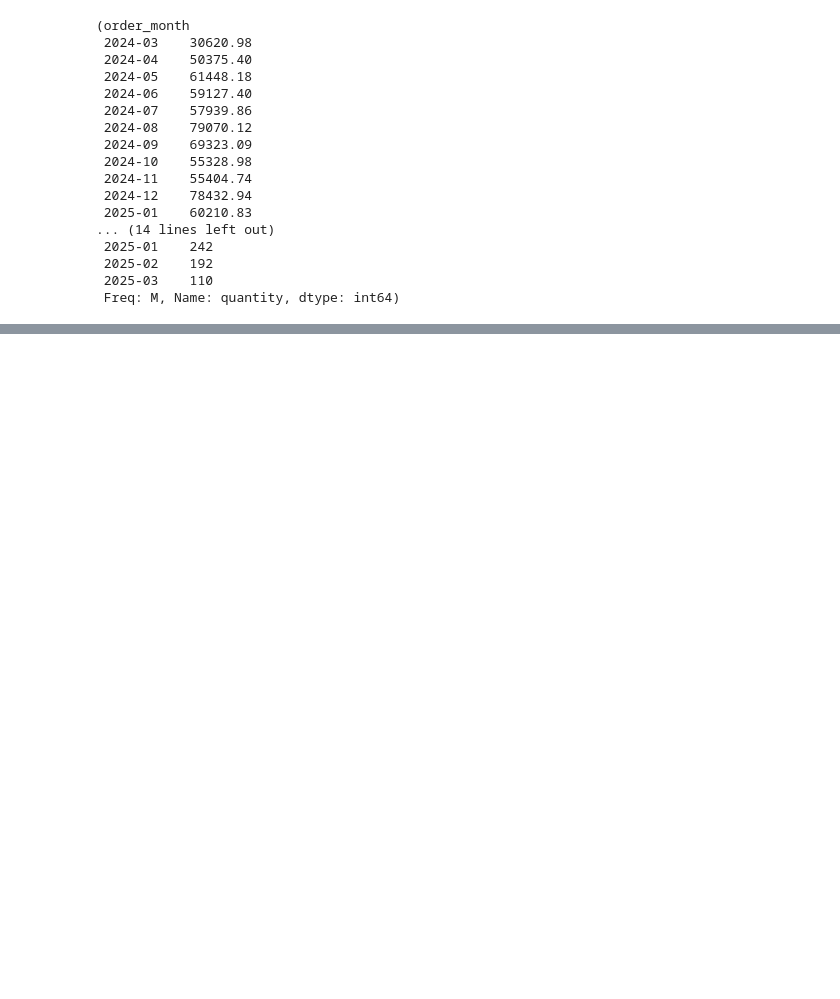
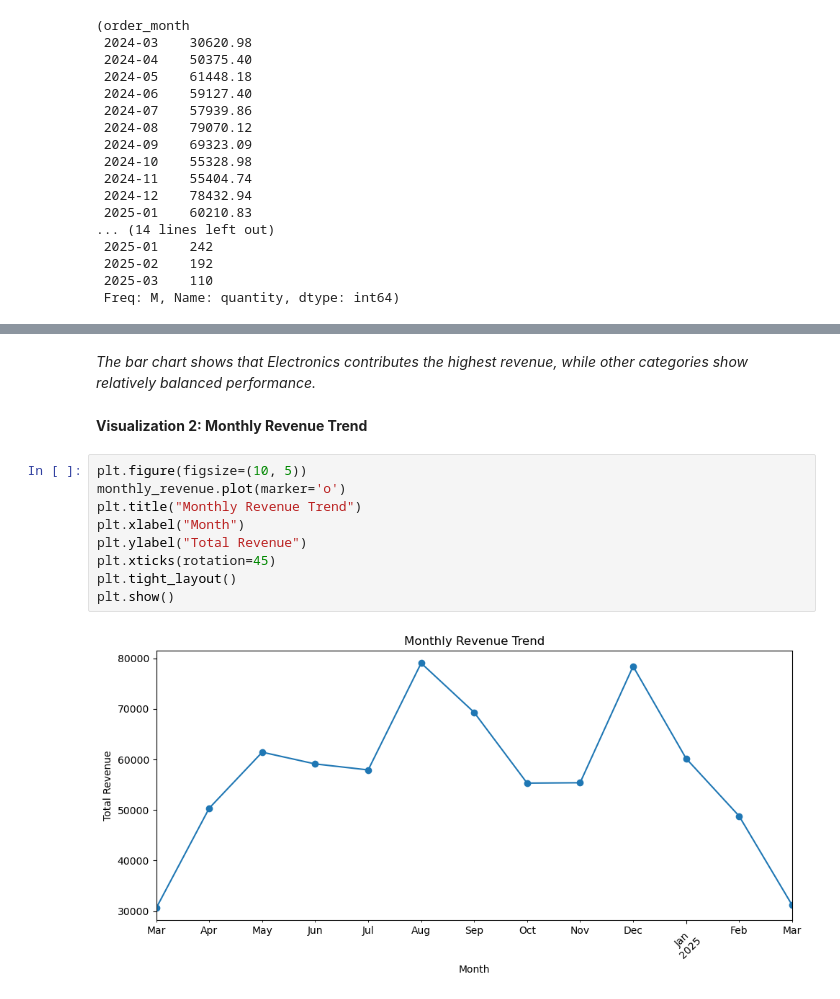
Before and after one commit to shreyamishra-sudo/eda_project, a Jupyter notebook: eda.ipynb, the cells around one changed output, grey strips where cells are left out. Cells and saved outputs as stored; diff of their text form; blank space fills up the shorter version.

```diff
--- a/eda.ipynb
+++ b/eda.ipynb
@@ -375,0 +399,15 @@ monthly_revenue,monthly_quantity
+# %% [markdown]
+*The bar chart shows that Electronics contributes the highest revenue, while other categories show relatively balanced performance.*
+# %% [markdown]
+**Visualization 2: Monthly Revenue Trend**
+# %%
+plt.figure(figsize=(10, 5))
+monthly_revenue.plot(marker='o')
+plt.title("Monthly Revenue Trend")
+plt.xlabel("Month")
+plt.ylabel("Total Revenue")
+plt.xticks(rotation=45)
+plt.tight_layout()
+plt.show()
+# %% [output]
+[figure, added]
```
Also changed, not shown: parts of 17 cells of this notebook.
